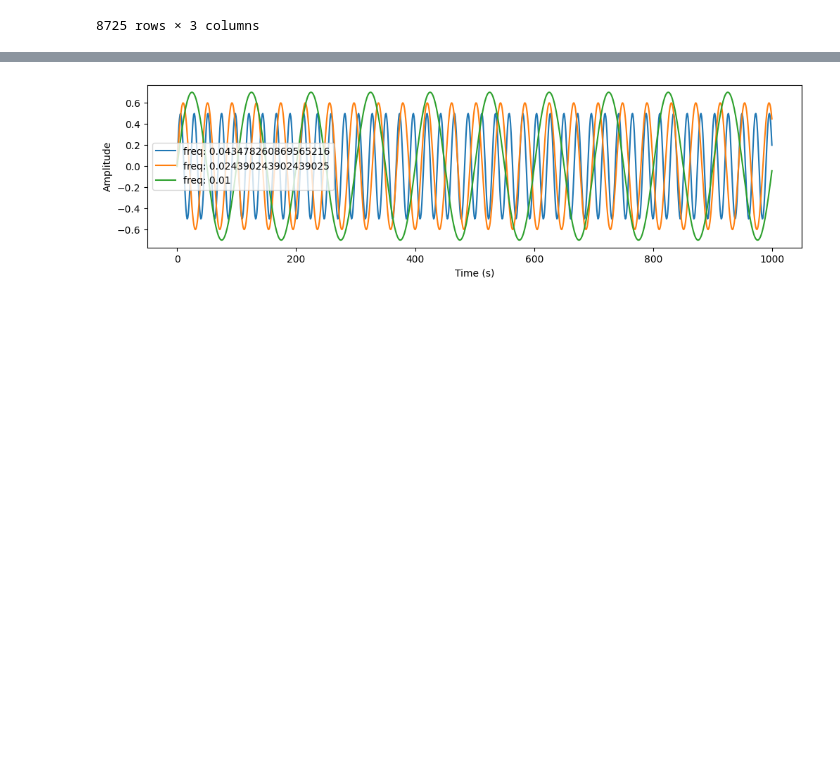
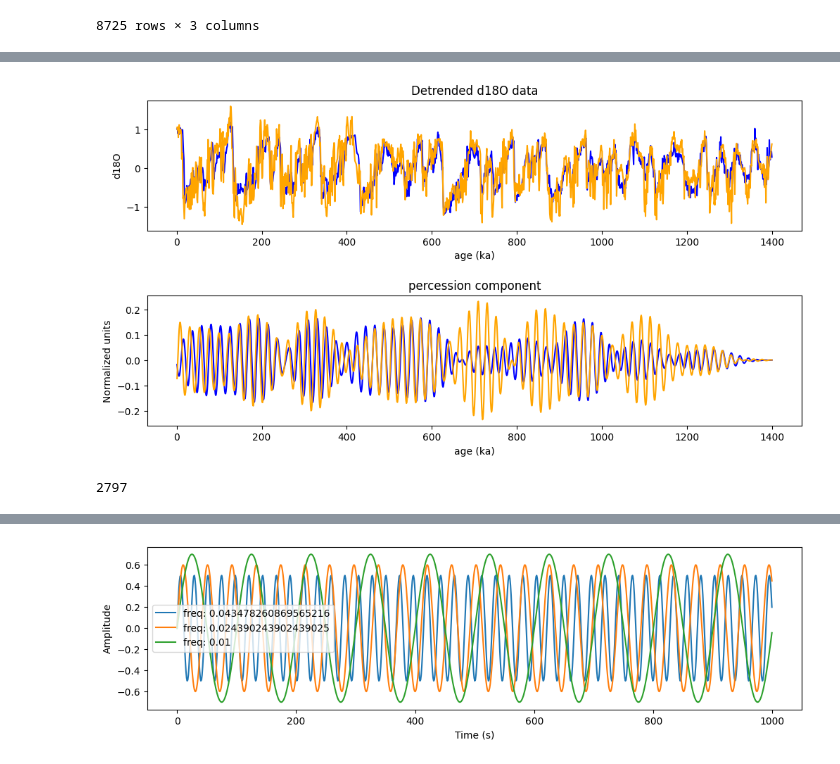
Before and after one commit to Peisong-Zheng/NS_syn, a Jupyter notebook: pre_phase_dis.ipynb, the cells around one changed output, grey strips where cells are left out. Cells and saved outputs as stored; diff of their text form; code cells hidden in the pictures; blank space fills up the shorter version.

```diff
--- a/pre_phase_dis.ipynb
+++ b/pre_phase_dis.ipynb
@@ -556,0 +740,24 @@ plank
+# %%
+# filter the 1/19 to 1/23 kyr signal in both data
+from scipy import signal
+
+b, a = signal.butter(4, [1/23, 1/19], btype='bandpass', fs=1)
+benithic_filt = signal.filtfilt(b, a, benithic_detrend)
+plank_filt = signal.filtfilt(b, a, plank_detrend)
+
+# plot the filtered data
+fig, ax = plt.subplots(2, 1, figsize=(12, 6))
+ax[0].plot(age,-1*benithic_detrend, 'b')
+ax[0].plot(age,-1*plank_detrend, 'orange')
+ax[0].set_xlabel('age (ka)')
+ax[0].set_ylabel('d18O')
+ax[0].set_title('Detrended d18O data')
+ax[1].plot(age, -1*benithic_filt, 'b')
+ax[1].plot(age, -1*plank_filt, 'orange')
+ax[1].set_xlabel('age (ka)')
+ax[1].set_ylabel('Normalized units')
+ax[1].set_title('percession component')
+plt.subplots_adjust(hspace=0.5)
+plt.show()
+# %% [output]
+[figure, added]
@@ -556,0 +779,4 @@ plank
+# %%
+len(corr)
+# %% [output]
+2797
```
Also changed, not shown: parts of 21 cells of this notebook.
